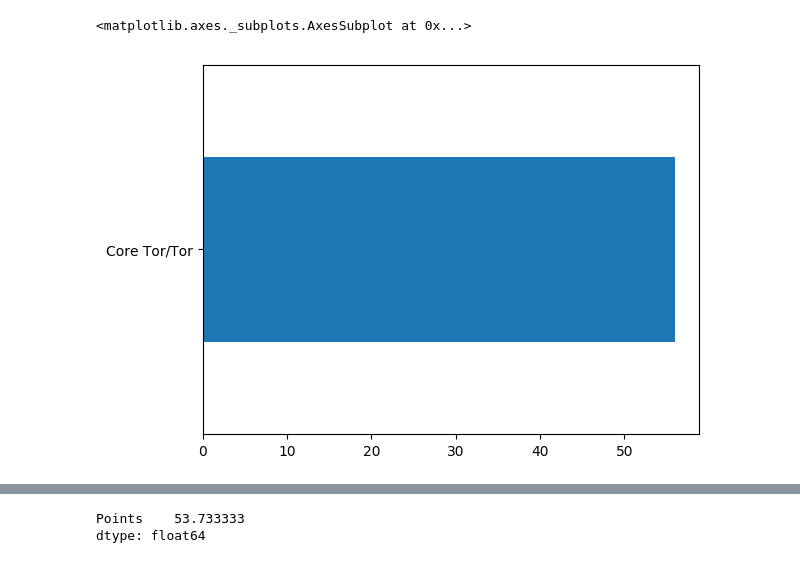
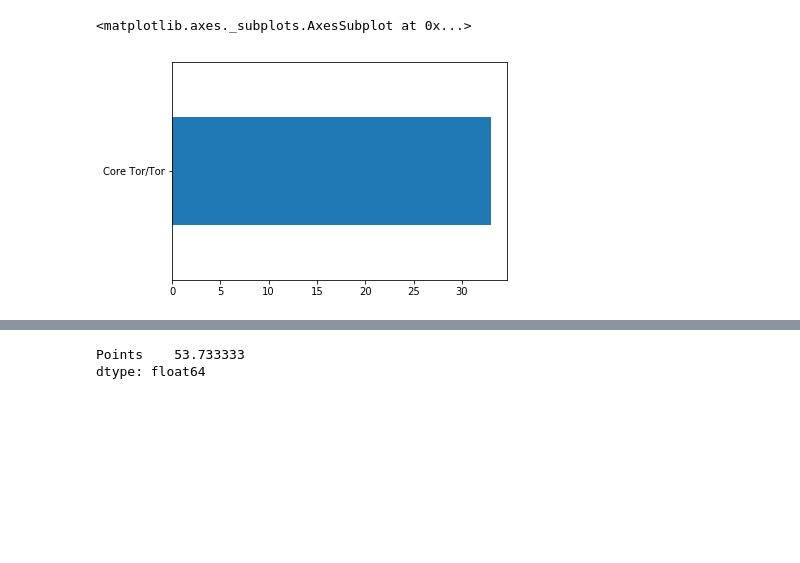
Before and after one commit to gabelula/trac-tor, a Jupyter notebook: Sponsor 31.ipynb, the cells around one changed output, grey strips where cells are left out. Cells and saved outputs as stored; diff of their text form; code cells hidden in the pictures; blank space fills up the shorter version.

```diff
--- a/Sponsor 31.ipynb
+++ b/Sponsor 31.ipynb
@@ -11,3 +11,6 @@ import matplotlib.pyplot as plt; plt.rcdefaults()
 import numpy as np
 
 csv_file = pd.read_csv(csv_path)
+# %%
+open_tickets = csv_file.query('Status!="closed"')
+close_tickets = csv_file.query('Status=="closed"')
@@ -26,9 +49,9 @@ csv_file['Type'].value_counts().plot.barh()
 # %%
 
 # which components we are changing
-csv_file['Component'].value_counts().plot.barh()
+open_tickets['Component'].value_counts().plot.barh()
 # %% [output]
 <matplotlib.axes._subplots.AxesSubplot at 0x...>
-[figure, old version]
+[figure, new version]
 # %%
 # who is assigned
```
Also changed, not shown: parts of 11 cells of this notebook, 3 other files.
